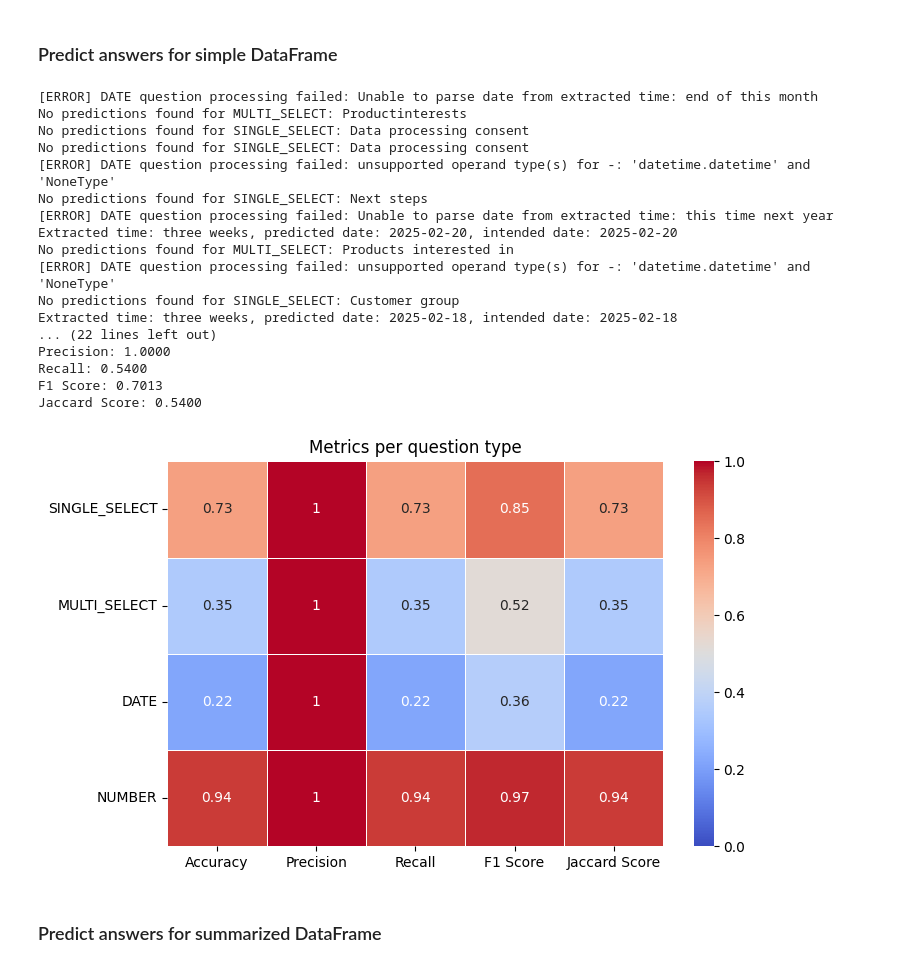
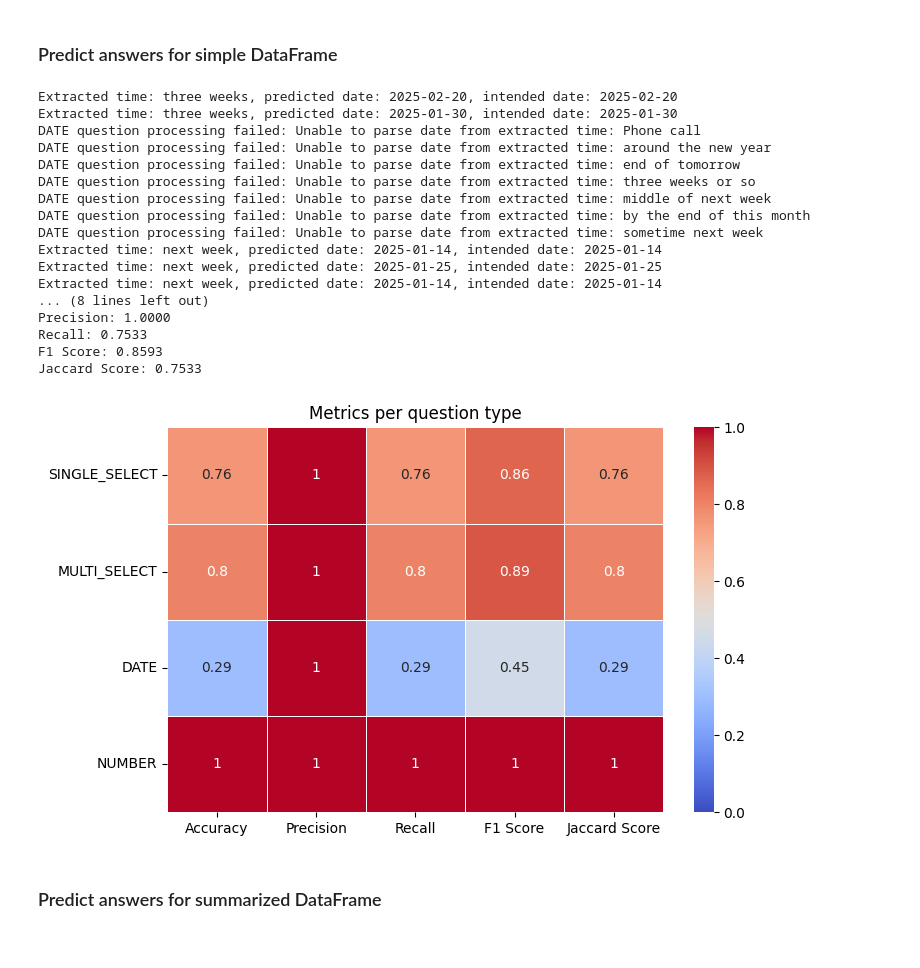
Before and after one commit to croco22/CapstoneProjectTDS, a Jupyter notebook: notebooks/03_Dataset_Continuous.ipynb, the cells around one changed output. Drawn from its saved outputs; the diff is of its cells as text; code cells hidden in the pictures.

```diff
--- a/notebooks/03_Dataset_Continuous.ipynb
+++ b/notebooks/03_Dataset_Continuous.ipynb
@@ -228,11 +228,21 @@ def convert_numbers_in_text(text):
     converted_text = re.sub(r'(\d+)\s*(to|and)\s*(\d+)', r'\1-\3', converted_text)
 
     # Replace text
-    # Todo: Dafür noch ne bessere Lösung finden, das ist eig nur n Beispiel und geht auch bei ähnlichen Sätzen nicht
     converted_text = converted_text.replace('more than 2000', 'larger than 2000')
     converted_text = converted_text.replace('More than 2000', 'Larger than 2000')
 
     return converted_text
+
+
+def is_exact_or_phrase_match(option, text):
+    # Escape the option to handle special characters
+    escaped_option = re.escape(option.strip())
+
+    # Pattern to match the option as a full word or part of a phrase
+    pattern = rf'\b(?:\w+\s+)*{escaped_option}(?:\s+\w+)*\b'
+
+    # Search for the pattern in the text (case-insensitive)
+    return re.search(pattern, text, re.IGNORECASE) is not None
 
 
 def calculate_metrics(y_true, y_pred):
@@ -256,7 +266,7 @@ def plot_metrics(metrics_per_type, overall_metrics):
     plt.title("Metrics per question type")
     plt.show()
 # %%
-def predict_answers(df, qa_pipeline):
+def predict_answers_regex(df, qa_pipeline):
     metrics_per_type = dict()
 
     type_metrics = {t: {"y_true": [], "y_pred": []} for t in ["SINGLE_SELECT", "MULTI_SELECT", "DATE", "NUMBER"]}
@@ -275,7 +285,6 @@ def predict_answers(df, qa_pipeline):
                 # Convert to list if a single object is found
                 results = [results]
             elif not isinstance(results, list):
-                print(f"Warning: Unexpected output format from qa_pipeline for question: {row['question']}") # Bei Single Select nicht auch nur string möglich?
                 continue
 
             # Check answer for similarity with given answer options
@@ -292,10 +301,15 @@ def predict_answers(df, qa_pipeline):
                 predicted_option, confidence = max(predictions, key=lambda x: x[1])
                 is_correct = predicted_option == row['intended_answer']
             else:
-                print(f"No predictions found for SINGLE_SELECT: {row['question']}")
                 predicted_option = None
 
         if row['type'] == "MULTI_SELECT":
+            # Additional regex-check for multi-select questions
+            for option in row['options']:
+                # Check for exact match or part of a phrase
+                exact_match = is_exact_or_phrase_match(option, converted_context)
+                if exact_match:
+                    predictions.append((option, 0.95))  # 95% confidence for exact match
             if predictions:
                 # Select all answers that matched an option
                 predicted_option = []
@@ -304,7 +318,16 @@ def predict_answers(df, qa_pipeline):
                         predicted_option.append(option)
                 is_correct = set(predicted_option) == set(row['intended_answer'])
             else:
-                print(f"No predictions found for MULTI_SELECT: {row['question']}")
+                predicted_option = None
+
+            if predictions:
+                # Select all answers that matched an option
+                predicted_option = []
+                for option, score in predictions:
+                    if option not in predicted_option:
+                        predicted_option.append(option)
+                is_correct = set(predicted_option) == set(row['intended_answer'])
+            else:
                 predicted_option = None
 
         if row['type'] == "DATE":
@@ -335,7 +358,7 @@ def predict_answers(df, qa_pipeline):
                 print(f"Extracted time: {extracted_time}, predicted date: {predicted_option.date()}, intended date: {intended_date.date()}")
 
             except Exception as e:
-                print(f"[ERROR] DATE question processing failed: {e}")
+                print(f"DATE question processing failed: {e}")
 
         if row['type'] == "NUMBER":
             try:
@@ -343,16 +366,12 @@ def predict_answers(df, qa_pipeline):
                 predicted_option = qa_pipeline(question=row['question'], context=row['context'])['answer']
                 is_correct = predicted_option == row['intended_answer']
             except Exception as e:
-                print(f"[ERROR] NUMBER question failed: {e}")
+                print(f"NUMBER question failed: {e}")
 
         # Ignore TEXT questions
         if row['type'] == "TEXT":
             continue
 
-        # # Convert predictions and correct answers to binary form to calculate metrics
-        # if row['type'] in ["SINGLE_SELECT", "MULTI_SELECT", "NUMBER"]:
-        #     y_true.append(1 if row['intended_answer'] else 0)  # 1 = correct answer exists
-        #     y_pred.append(1 if is_correct else 0)  # 1 = predicted correctly
         if row['type'] in type_metrics:
             type_metrics[row['type']]['y_true'].append(1 if row['intended_answer'] else 0)
             type_metrics[row['type']]['y_pred'].append(1 if is_correct else 0)
@@ -373,34 +392,34 @@ qa_pipeline_ms = pipeline("question-answering", model="deepset/roberta-base-squa
 # %% [markdown]
 ### Predict answers for simple DataFrame
 # %%
-metrics, overall = predict_answers(df_simple, qa_pipeline1)
+metrics, overall = predict_answers_regex(df_simple, qa_pipeline1)
 
 print()
 print("Overall metrics:")
 for key, value in overall.items():
     print(f"{key}: {value:.4f}")
 print()
 
 plot_metrics(metrics, overall)
 # %% [output]
-[ERROR] DATE question processing failed: Unable to parse date from extracted time: end of this month
-No predictions found for MULTI_SELECT: Productinterests
-No predictions found for SINGLE_SELECT: Data processing consent
-No predictions found for SINGLE_SELECT: Data processing consent
-[ERROR] DATE question processing failed: unsupported operand type(s) for -: 'datetime.datetime' and 'NoneType'
-No predictions found for SINGLE_SELECT: Next steps
-[ERROR] DATE question processing failed: Unable to parse date from extracted time: this time next year
 Extracted time: three weeks, predicted date: 2025-02-20, intended date: 2025-02-20
-No predictions found for MULTI_SELECT: Products interested in
-[ERROR] DATE question processing failed: unsupported operand type(s) for -: 'datetime.datetime' and 'NoneType'
-No predictions found for SINGLE_SELECT: Customer group
-Extracted time: three weeks, predicted date: 2025-02-18, intended date: 2025-02-18
-... (22 lines left out)
+Extracted time: three weeks, predicted date: 2025-01-30, intended date: 2025-01-30
+DATE question processing failed: Unable to parse date from extracted time: Phone call
+DATE question processing failed: Unable to parse date from extracted time: around the new year
+DATE question processing failed: Unable to parse date from extracted time: end of tomorrow
+DATE question processing failed: Unable to parse date from extracted time: three weeks or so
+DATE question processing failed: Unable to parse date from extracted time: middle of next week
+DATE question processing failed: Unable to parse date from extracted time: by the end of this month
+DATE question processing failed: Unable to parse date from extracted time: sometime next week
+Extracted time: next week, predicted date: 2025-01-14, intended date: 2025-01-14
+Extracted time: next week, predicted date: 2025-01-25, intended date: 2025-01-25
+Extracted time: next week, predicted date: 2025-01-14, intended date: 2025-01-14
+... (8 lines left out)
 Precision: 1.0000
-Recall: 0.5400
-F1 Score: 0.7013
-Jaccard Score: 0.5400
+Recall: 0.7533
+F1 Score: 0.8593
+Jaccard Score: 0.7533
-[figure, old version]
+[figure, new version]
 # %% [markdown]
 ### Predict answers for summarized DataFrame
 # %%
```
Also changed, not shown: parts of 4 cells of this notebook.
